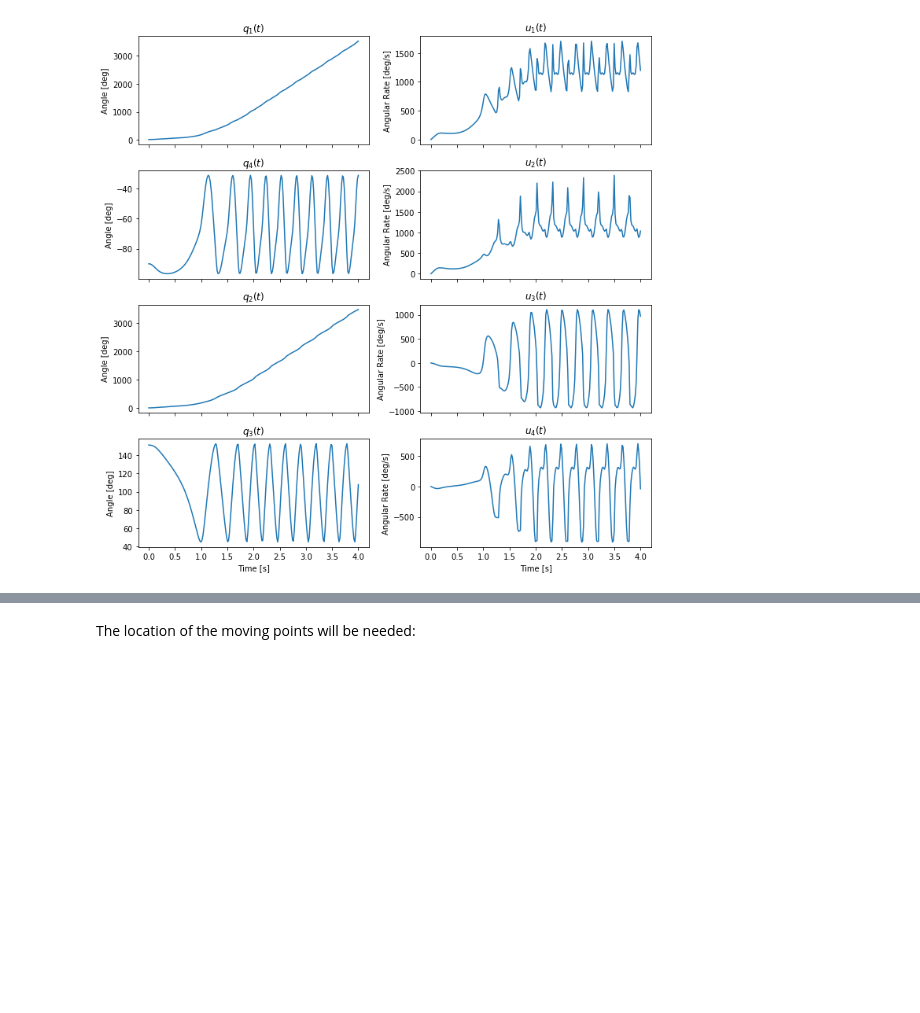
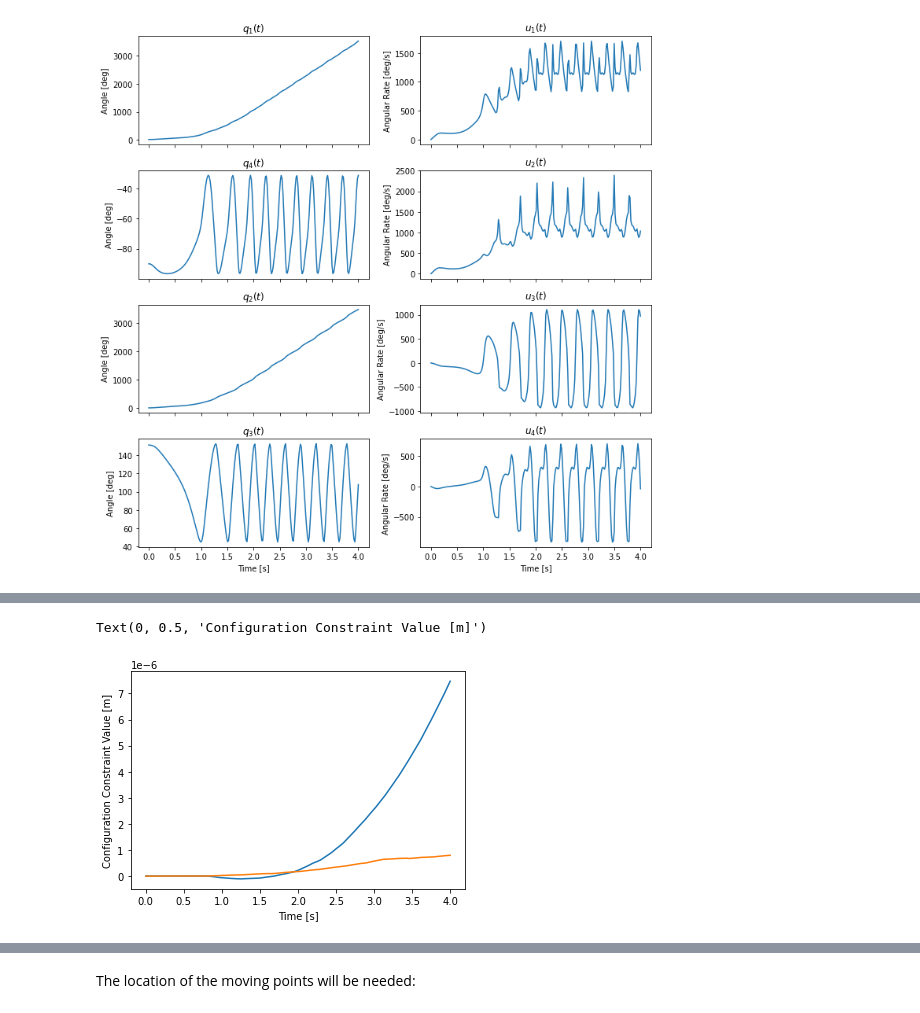
Before and after one commit to pydy/pydy, a Jupyter notebook: examples/four_bar_linkage/four_bar_linkage_with_motion_constrained_link.ipynb, the cells around one changed output, grey strips where cells are left out. Cells and saved outputs as stored; diff of their text form; code cells hidden in the pictures; blank space fills up the shorter version.

Commit message:
Added constraint violation plots to the four bar linkage example.

```diff
--- a/examples/four_bar_linkage/four_bar_linkage_with_motion_constrained_link.ipynb
+++ b/examples/four_bar_linkage/four_bar_linkage_with_motion_constrained_link.ipynb
@@ -323,0 +328,13 @@ plt.tight_layout()
+# %%
+config_constraint_vals = eval_config_con(x[:, 0],  # q1
+                                         x[:, 2],  # q2
+                                         x[:, 3],  # q3,
+                                         l1_val, l2_val, l3_val, l4_val).squeeze()
+
+fig, ax = plt.subplots()
+ax.plot(sys.times, config_constraint_vals.T)
+ax.set_xlabel('Time [s]')
+ax.set_ylabel('Configuration Constraint Value [m]')
+# %% [output]
+Text(0, 0.5, 'Configuration Constraint Value [m]')
+[figure, added]
```
Also changed, not shown: parts of 9 cells of this notebook.
